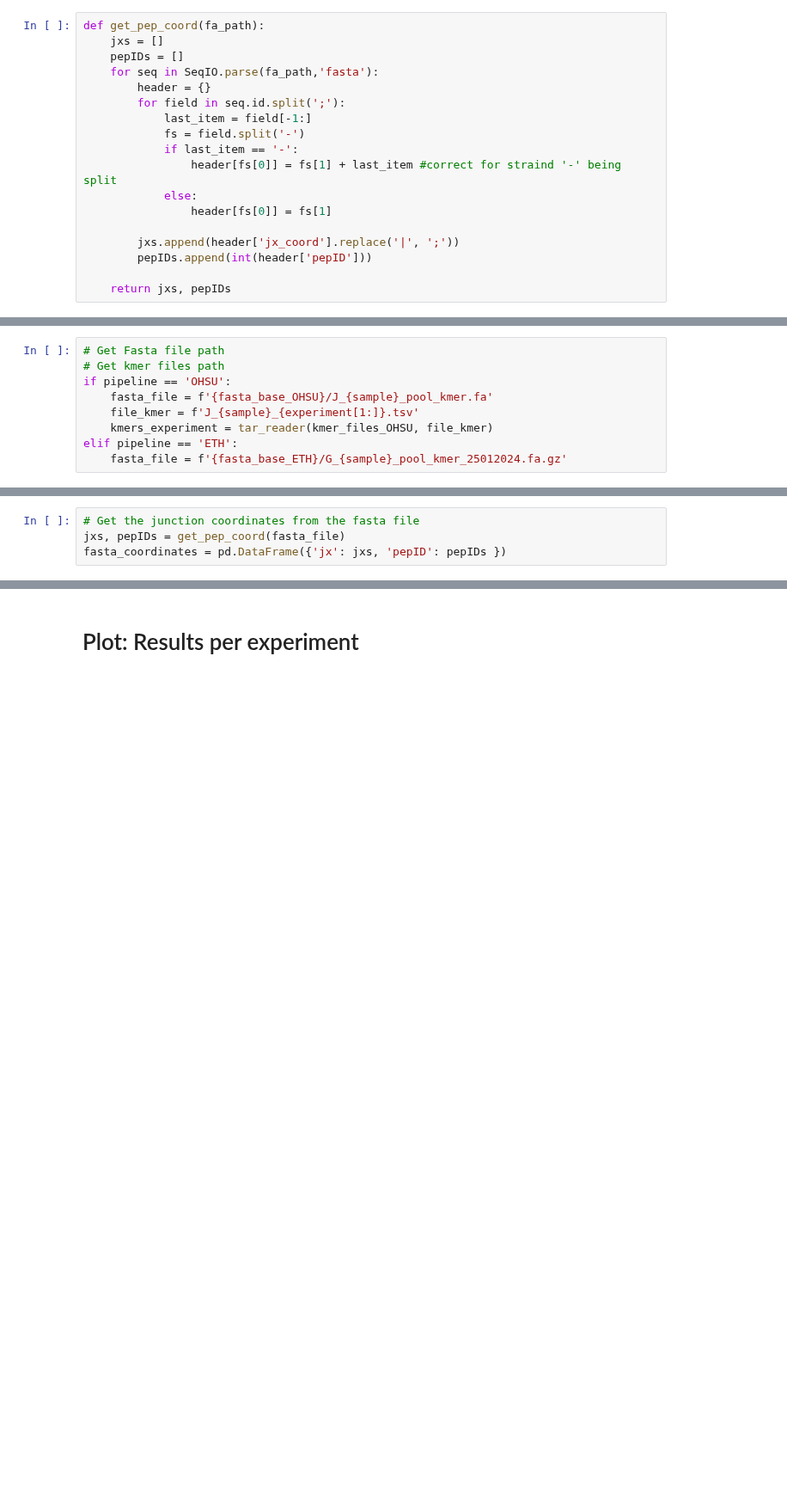
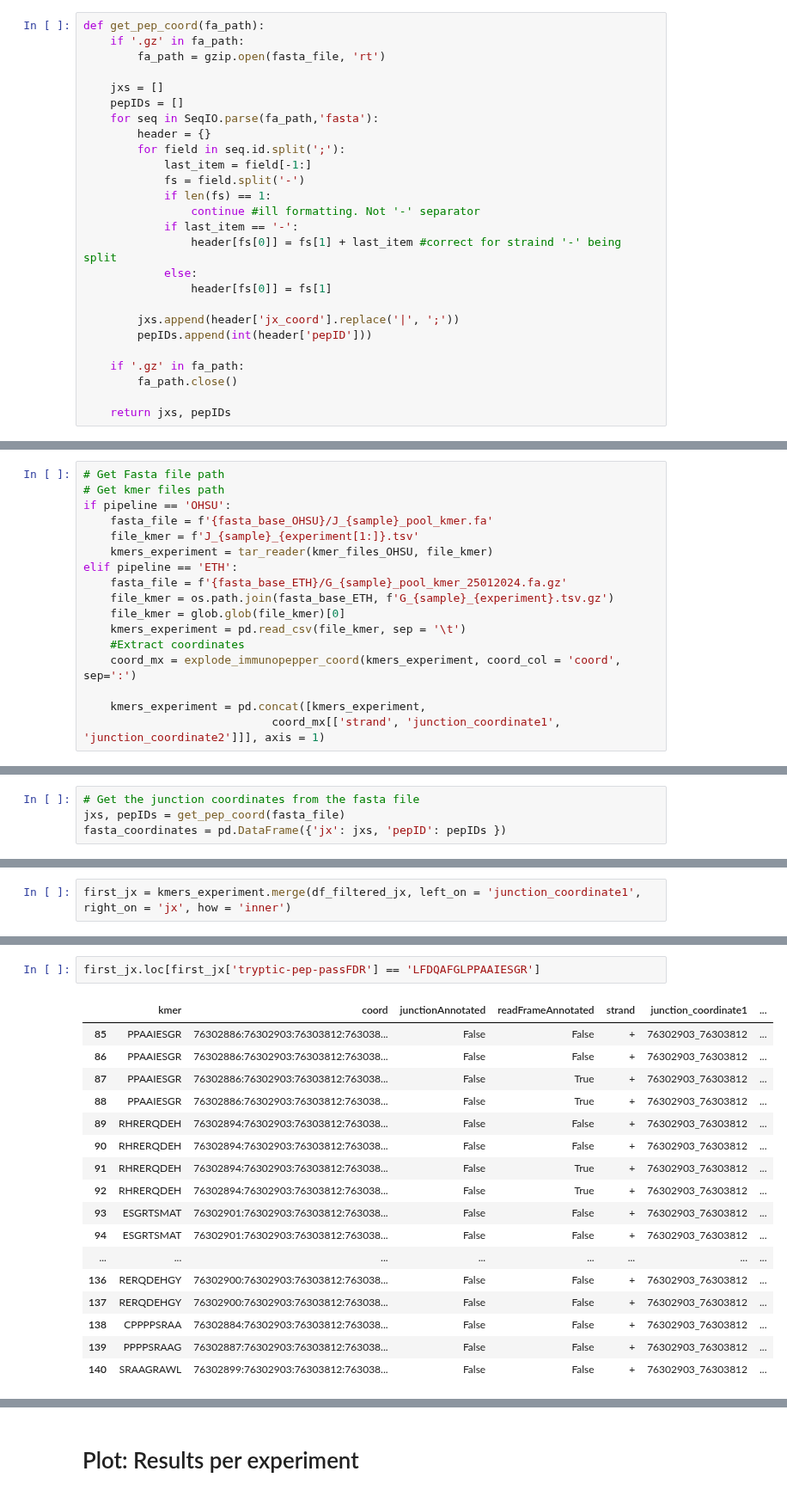
Before and after one commit to ratschlab/projects2020_ohsu, a Jupyter notebook: eth/plotting/OHSU_collab_Rerun_allRF_proteomics/20240116_barplot_Experiment_intersection-peptides-to-kmer.ipynb, the cells around one changed output, grey strips where cells are left out. Shown at 86% size. Saved outputs shown, nothing was run; the diff lists cells and outputs as text; blank space fills up the shorter version.

```diff
--- a/eth/plotting/OHSU_collab_Rerun_allRF_proteomics/20240116_barplot_Experiment_intersection-peptides-to-kmer.ipynb
+++ b/eth/plotting/OHSU_collab_Rerun_allRF_proteomics/20240116_barplot_Experiment_intersection-peptides-to-kmer.ipynb
@@ -41,6 +77,9 @@ def get_pep_ids(fa_path):
     return id_to_pep
 # %%
 def get_pep_coord(fa_path):
+    if '.gz' in fa_path:
+        fa_path = gzip.open(fasta_file, 'rt')
+
     jxs = []
     pepIDs = []
     for seq in SeqIO.parse(fa_path,'fasta'):
@@ -48,6 +87,8 @@ def get_pep_coord(fa_path):
         for field in seq.id.split(';'):
             last_item = field[-1:]
             fs = field.split('-')
+            if len(fs) == 1:
+                continue #ill formatting. Not '-' separator
             if last_item == '-':
                 header[fs[0]] = fs[1] + last_item #correct for straind '-' being split
             else:
@@ -56,4 +97,7 @@ def get_pep_coord(fa_path):
         jxs.append(header['jx_coord'].replace('|', ';'))
         pepIDs.append(int(header['pepID']))
 
+    if '.gz' in fa_path:
+        fa_path.close()
+
     return jxs, pepIDs
@@ -255,3 +301,11 @@ if pipeline == 'OHSU':
     kmers_experiment = tar_reader(kmer_files_OHSU, file_kmer)
 elif pipeline == 'ETH':
     fasta_file = f'{fasta_base_ETH}/G_{sample}_pool_kmer_25012024.fa.gz'
+    file_kmer = os.path.join(fasta_base_ETH, f'G_{sample}_{experiment}.tsv.gz')
+    file_kmer = glob.glob(file_kmer)[0]
+    kmers_experiment = pd.read_csv(file_kmer, sep = '\t')
+    #Extract coordinates
+    coord_mx = explode_immunopepper_coord(kmers_experiment, coord_col = 'coord', sep=':')
+
+    kmers_experiment = pd.concat([kmers_experiment,
+                            coord_mx[['strand', 'junction_coordinate1', 'junction_coordinate2']]], axis = 1)
@@ -278,0 +345,2 @@ df_filtered_jx_kmers = kmers_experiment.merge(df_filtered_jx, on = 'jx', how = '
+# %%
+first_jx = kmers_experiment.merge(df_filtered_jx, left_on = 'junction_coordinate1', right_on = 'jx', how = 'inner')
@@ -278,0 +349,20 @@ df_filtered_jx_kmers = kmers_experiment.merge(df_filtered_jx, on = 'jx', how = '
+# %%
+first_jx.loc[first_jx['tryptic-pep-passFDR'] == 'LFDQAFGLPPAAIESGR']
+# %% [output]
+|  | kmer | coord | junctionAnnotated | readFrameAnnotated | strand | junction_coordinate1 | ... |
+| 85 | PPAAIESGR | 76302886:76302903:76303812:763038... | False | False | + | 76302903_76303812 | ... |
+| 86 | PPAAIESGR | 76302886:76302903:76303812:763038... | False | False | + | 76302903_76303812 | ... |
+| 87 | PPAAIESGR | 76302886:76302903:76303812:763038... | False | True | + | 76302903_76303812 | ... |
+| 88 | PPAAIESGR | 76302886:76302903:76303812:763038... | False | True | + | 76302903_76303812 | ... |
+| 89 | RHRERQDEH | 76302894:76302903:76303812:763038... | False | False | + | 76302903_76303812 | ... |
+| 90 | RHRERQDEH | 76302894:76302903:76303812:763038... | False | False | + | 76302903_76303812 | ... |
+| 91 | RHRERQDEH | 76302894:76302903:76303812:763038... | False | True | + | 76302903_76303812 | ... |
+| 92 | RHRERQDEH | 76302894:76302903:76303812:763038... | False | True | + | 76302903_76303812 | ... |
+| 93 | ESGRTSMAT | 76302901:76302903:76303812:763038... | False | False | + | 76302903_76303812 | ... |
+| 94 | ESGRTSMAT | 76302901:76302903:76303812:763038... | False | False | + | 76302903_76303812 | ... |
+| ... | ... | ... | ... | ... | ... | ... | ... |
+| 136 | RERQDEHGY | 76302900:76302903:76303812:763038... | False | False | + | 76302903_76303812 | ... |
+| 137 | RERQDEHGY | 76302900:76302903:76303812:763038... | False | False | + | 76302903_76303812 | ... |
+| 138 | CPPPPSRAA | 76302884:76302903:76303812:763038... | False | False | + | 76302903_76303812 | ... |
+| 139 | PPPPSRAAG | 76302887:76302903:76303812:763038... | False | False | + | 76302903_76303812 | ... |
+| 140 | SRAAGRAWL | 76302899:76302903:76303812:763038... | False | False | + | 76302903_76303812 | ... |
```
Also changed, not shown: parts of 35 cells of this notebook, 1 other file.
